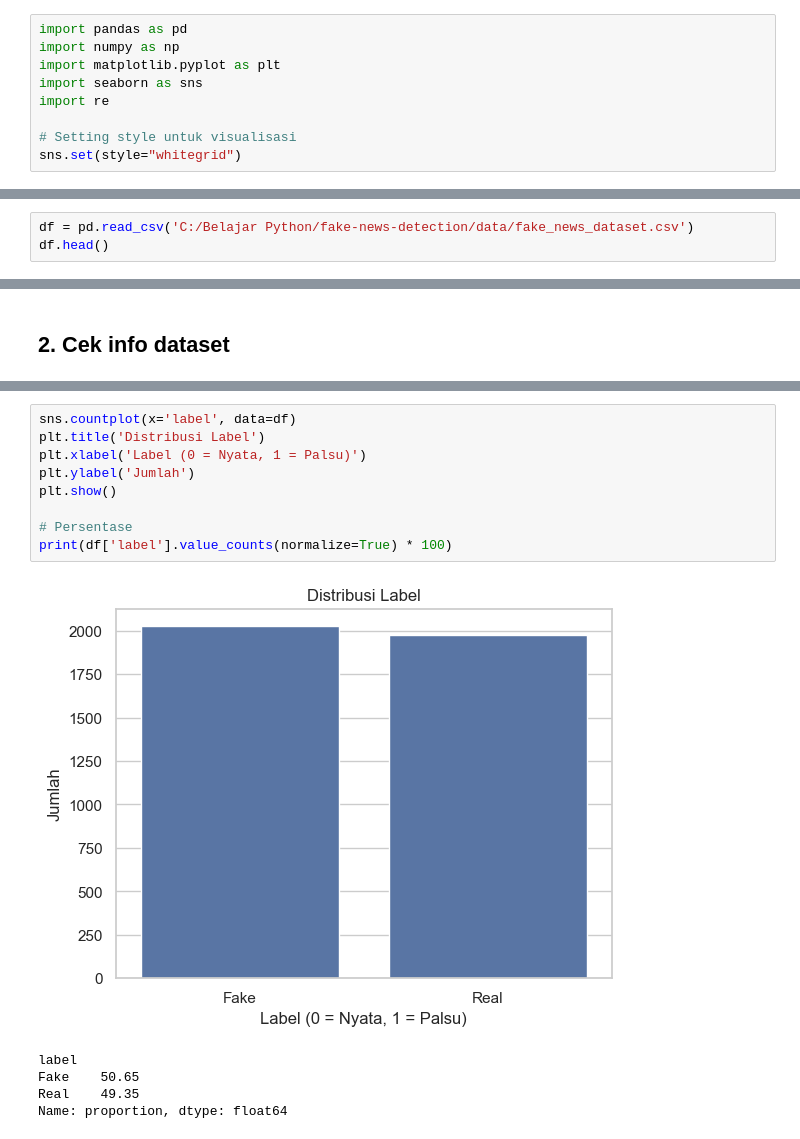
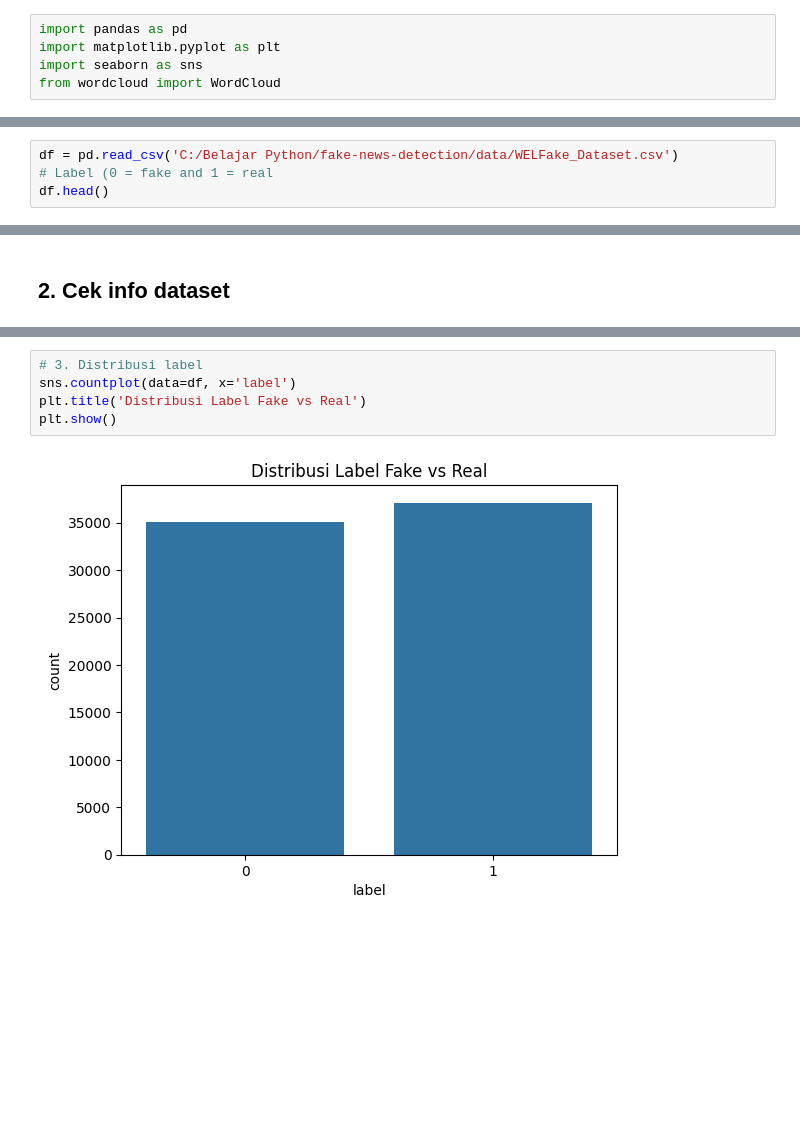
Before and after one commit to hasbiazif/fake-news-detection, a Jupyter notebook: notebooks/01-exploratory-data-analysis.ipynb, the cells around one changed output, grey strips where cells are left out. Saved outputs shown, nothing was run; the diff lists cells and outputs as text; blank space fills up the shorter version.

```diff
--- a/notebooks/01-exploratory-data-analysis.ipynb
+++ b/notebooks/01-exploratory-data-analysis.ipynb
@@ -9,16 +8,13 @@ Preprocessing awal (cleaning text, tokenizing, dll)
 # 1. Import Library
 # %%
 import pandas as pd
-import numpy as np
 import matplotlib.pyplot as plt
 import seaborn as sns
-import re
-
-# Setting style untuk visualisasi
-sns.set(style="whitegrid")
+from wordcloud import WordCloud
 # %% [markdown]
 ## 2. Load Data
 # %%
-df = pd.read_csv('C:/Belajar Python/fake-news-detection/data/fake_news_dataset.csv')
+df = pd.read_csv('C:/Belajar Python/fake-news-detection/data/WELFake_Dataset.csv')
+# Label (0 = fake and 1 = real
 df.head()
 # %% [output]
@@ -79,15 +51,7 @@ dtype: int64
 # %%
-sns.countplot(x='label', data=df)
-plt.title('Distribusi Label')
-plt.xlabel('Label (0 = Nyata, 1 = Palsu)')
-plt.ylabel('Jumlah')
+# 3. Distribusi label
+sns.countplot(data=df, x='label')
+plt.title('Distribusi Label Fake vs Real')
 plt.show()
-
-# Persentase
-print(df['label'].value_counts(normalize=True) * 100)
 # %% [output]
-[figure, old version]
+[figure, new version]
-label
-Fake    50.65
-Real    49.35
-Name: proportion, dtype: float64
```
Also changed, not shown: parts of 12 cells of this notebook, 3 other files.
